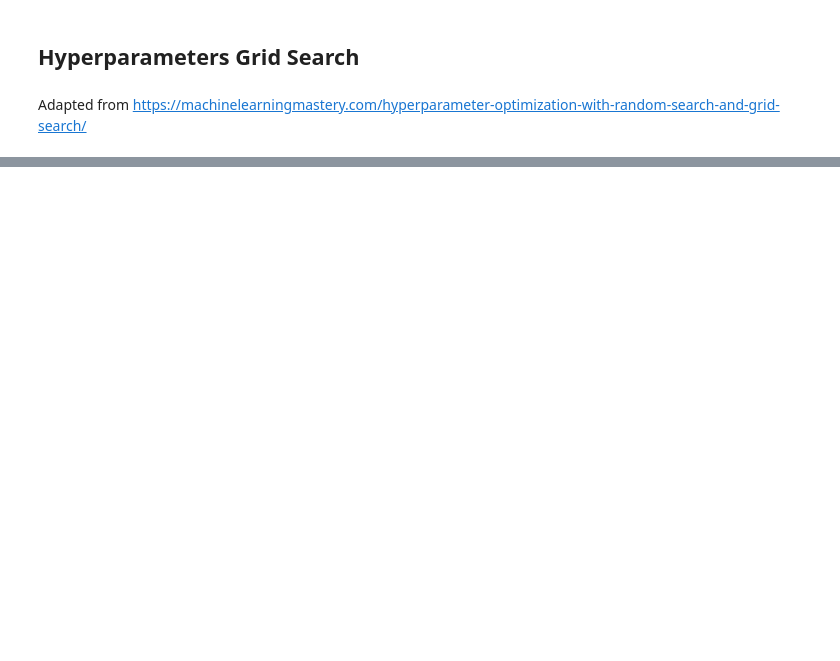
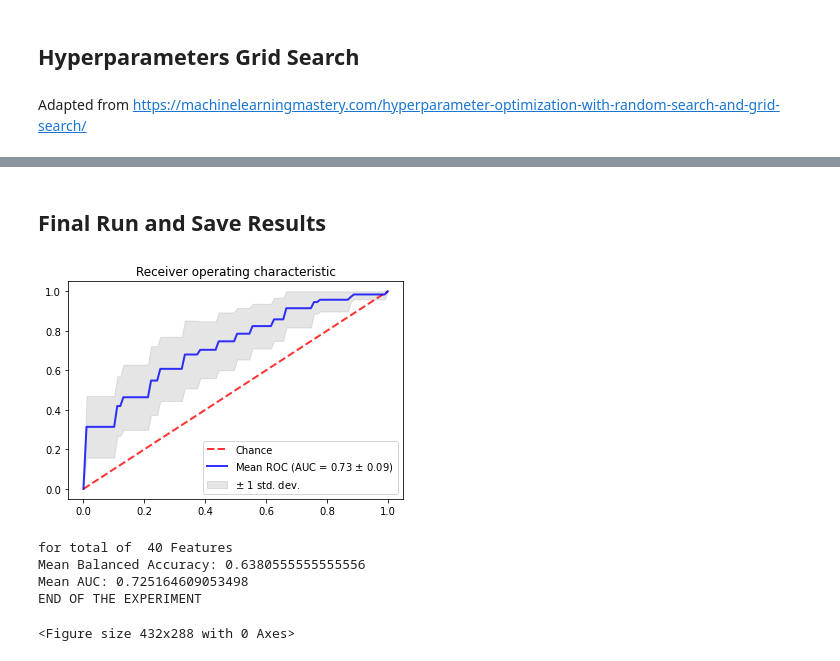
Before and after one commit to mvrl/ADNI_Genetics, a Jupyter notebook: gene_expression/Classification_Gene_Expr.ipynb, the cells around one changed output, grey strips where cells are left out. Drawn from its saved outputs; the diff is of its cells as text; code cells hidden in the pictures; blank space fills up the shorter version.

```diff
--- a/gene_expression/Classification_Gene_Expr.ipynb
+++ b/gene_expression/Classification_Gene_Expr.ipynb
@@ -274,3 +251,5 @@ print(df.shape, y.shape)
+# %%
+final_N = df.shape[1]
 # %% [markdown]
 ## Hyperparameters Grid Search
 # %% [markdown]
@@ -452,0 +332,76 @@ imp_df_sorted.to_csv('ranked_probes_'+groups+'_with_N='+str(N)+'.csv')
+# %% [markdown]
+## Final Run and Save Results
+# %%
+tprs = []
+aucs = []
+acc = []
+imp = []
+mean_fpr = np.linspace(0, 1, 100)
+cv = RepeatedStratifiedKFold(n_splits=5, n_repeats=3, random_state=1)
+fig, ax = plt.subplots()
+X, y = df, y
+for train, test in cv.split(X, y):
+    X_train = X.iloc[train]
+    y_train = y[train]
+
+    X_test = X.iloc[test]
+    y_test = y[test]
+    n_estimators = result.best_params_['n_estimators']
+    model = GradientBoostingClassifier(random_state=1,n_estimators=n_estimators)
+    oversample = SMOTE(sampling_strategy=0.7, k_neighbors=7,random_state=1)
+    X_train, y_train = oversample.fit_resample(X_train, y_train)
+    probas_ = model.fit(X_train, y_train).predict_proba(X_test)
+    y_pred = model.predict(X_test)
+    acc.append(balanced_accuracy_score(y_test, y_pred))
+    fpr, tpr, thresholds = roc_curve(y_test, probas_[:, 1],drop_intermediate='False')
+    roc_auc = roc_auc_score(y_test, probas_[:, 1])
+    interp_tpr = np.interp(mean_fpr, fpr, tpr)
+    interp_tpr[0] = 0.0
+    tprs.append(interp_tpr)
+    aucs.append(roc_auc)
+    imp.append(model.feature_importances_)
+
+ax.plot([0, 1], [0, 1], linestyle='--', lw=2, color='r',
+        label='Chance', alpha=.8)
+
+mean_tpr = np.mean(tprs, axis=0)
+mean_tpr[-1] = 1.0
+mean_auc = auc(mean_fpr, mean_tpr)
+std_auc = np.std(aucs)
+ax.plot(mean_fpr, mean_tpr, color='b',
+        label=r'Mean ROC (AUC = %0.2f $\pm$ %0.2f)' % (mean_auc, std_auc),
+        lw=2, alpha=.8)
+
+std_tpr = np.std(tprs, axis=0)
+tprs_upper = np.minimum(mean_tpr + std_tpr, 1)
+tprs_lower = np.maximum(mean_tpr - std_tpr, 0)
+ax.fill_between(mean_fpr, tprs_lower, tprs_upper, color='grey', alpha=.2,
+                label=r'$\pm$ 1 std. dev.')
+
+ax.set(xlim=[-0.05, 1.05], ylim=[-0.05, 1.05],
+       title="Receiver operating characteristic")
+ax.legend(loc="lower right")
+plt.show()
+plt.savefig('./results/ROC_for:'+groups+'.png')
+print('for total of ',final_N,"Features")
+print('Mean Balanced Accuracy:',sum(acc)/len(acc))
+print('Mean AUC:',sum(aucs)/len(aucs))
+
+imp = np.array(imp)
+imp = imp.mean(axis=0)
+
+imp_df = pd.DataFrame(columns=['features','importance'])
+imp_df['features'] = list(X.columns)
+imp_df['importance'] = imp
+
+imp_df_sorted = imp_df.sort_values(by=['importance'],ascending=False)
+imp_df_sorted.to_csv('./results/'+groups+'_Classification_ranked_'+str(final_N)+'Genomic_features.csv')
+
+print("END OF THE EXPERIMENT")
+# %% [output]
+[figure, added]
+for total of  40 Features
+Mean Balanced Accuracy: 0.6380555555555556
+Mean AUC: 0.725164609053498
+END OF THE EXPERIMENT
+<Figure size 432x288 with 0 Axes>
```
Also changed, not shown: parts of 14 cells of this notebook, 15 other files.
